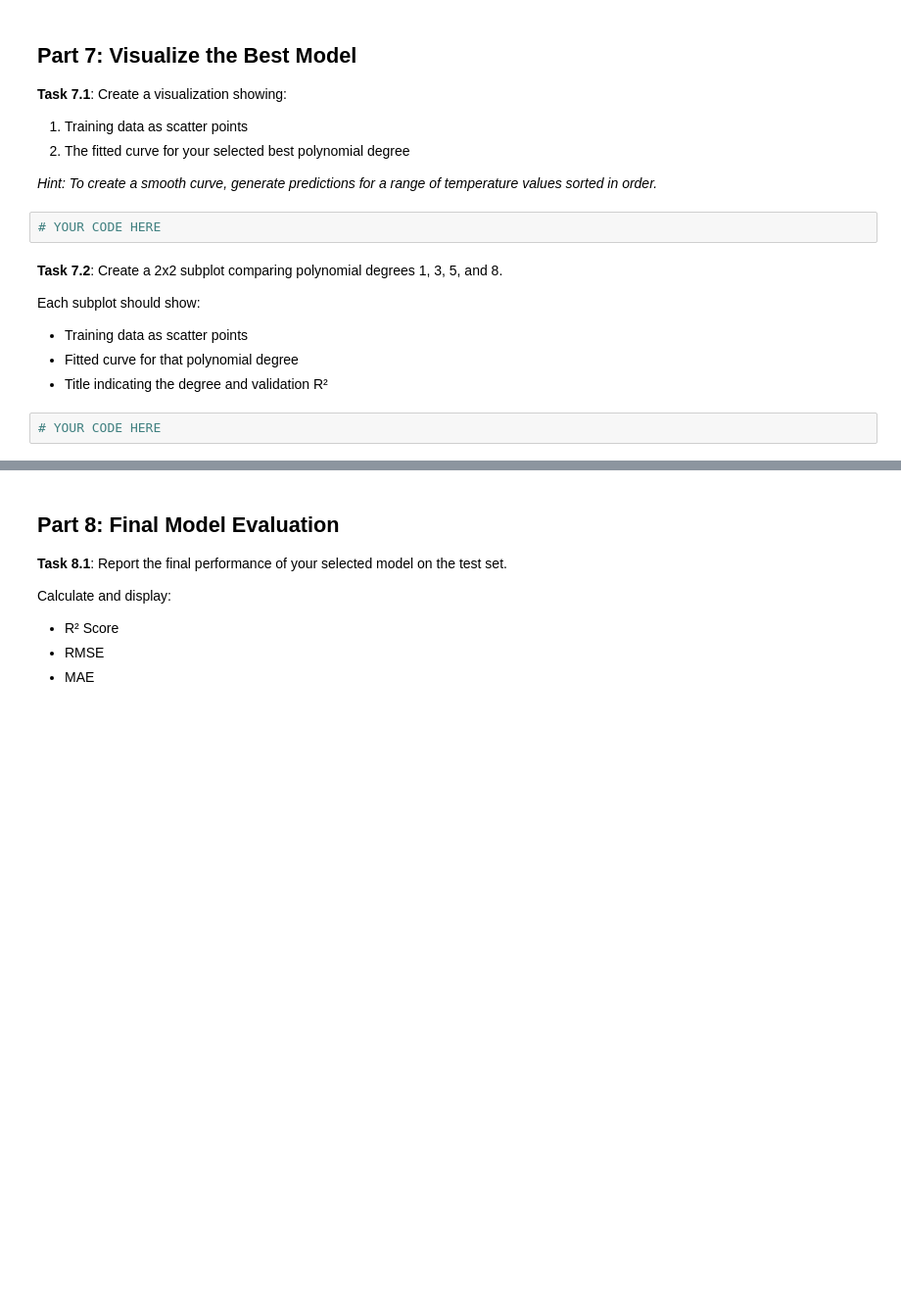
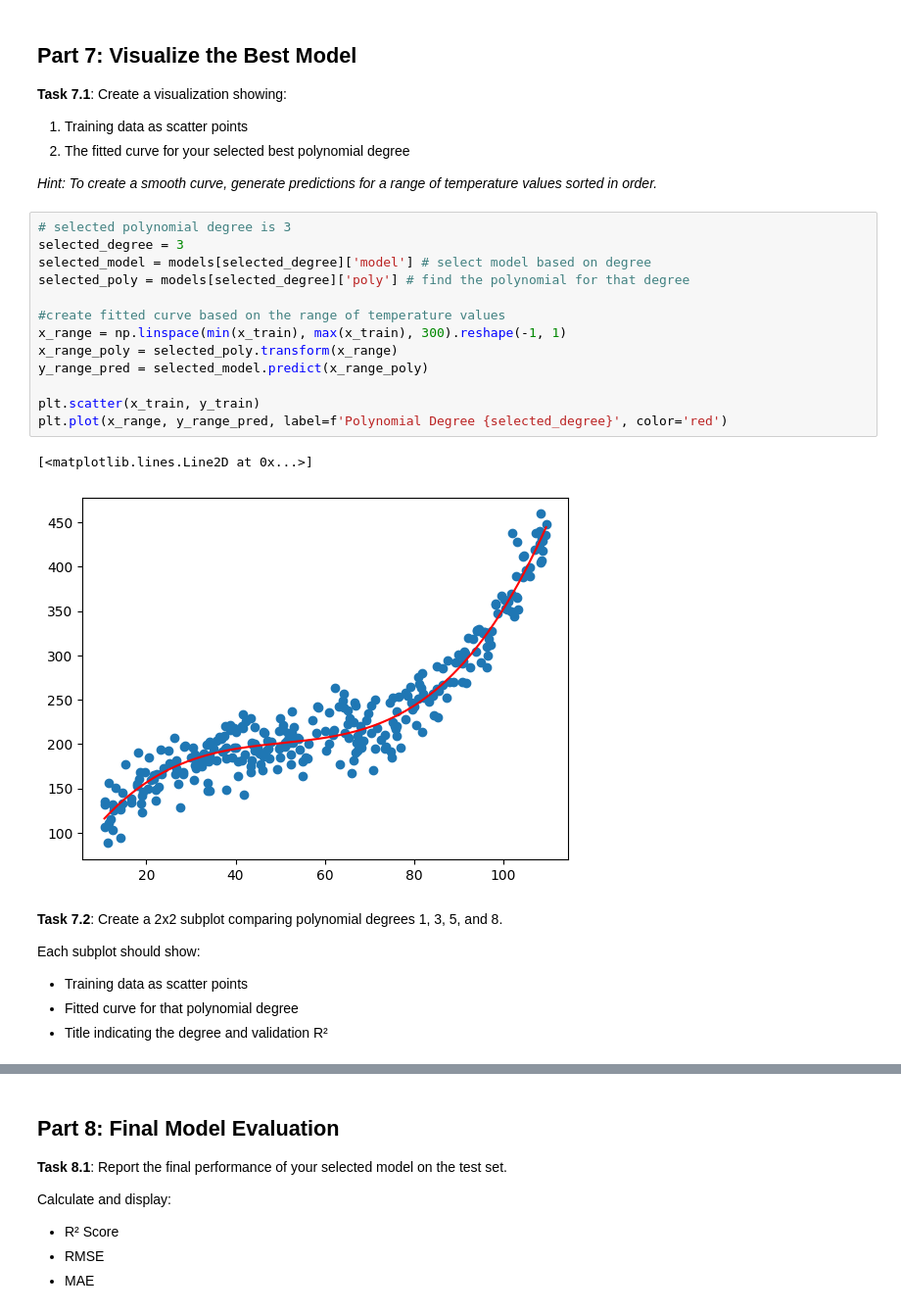
Before and after one commit to CaseyTomchuk/W12-Assignment, a Jupyter notebook: w12-assignment.ipynb, the cells around one changed output, grey strips where cells are left out. Shown at 98% size. Cells and saved outputs as stored; diff of their text form; blank space fills up the shorter version.

```diff
--- a/w12-assignment.ipynb
+++ b/w12-assignment.ipynb
@@ -231,8 +329,22 @@ Use different colors/markers for each set and include a legend.
 2. The fitted curve for your selected best polynomial degree
 
 *Hint: To create a smooth curve, generate predictions for a range of temperature values sorted in order.*
-# %%
-# YOUR CODE HERE
+# %%
+# selected polynomial degree is 3
+selected_degree = 3
+selected_model = models[selected_degree]['model'] # select model based on degree
+selected_poly = models[selected_degree]['poly'] # find the polynomial for that degree
+
+#create fitted curve based on the range of temperature values
+x_range = np.linspace(min(x_train), max(x_train), 300).reshape(-1, 1)
+x_range_poly = selected_poly.transform(x_range)
+y_range_pred = selected_model.predict(x_range_poly)
+
+plt.scatter(x_train, y_train)
+plt.plot(x_range, y_range_pred, label=f'Polynomial Degree {selected_degree}', color='red')
+# %% [output]
+[<matplotlib.lines.Line2D at 0x...>]
+[figure, added]
 # %% [markdown]
 **Task 7.2**: Create a 2x2 subplot comparing polynomial degrees 1, 3, 5, and 8.
 
@@ -240,5 +352,3 @@ Each subplot should show:
 - Training data as scatter points
 - Fitted curve for that polynomial degree
 - Title indicating the degree and validation R²
-# %%
-# YOUR CODE HERE
```
Also changed, not shown: parts of 12 cells of this notebook.
